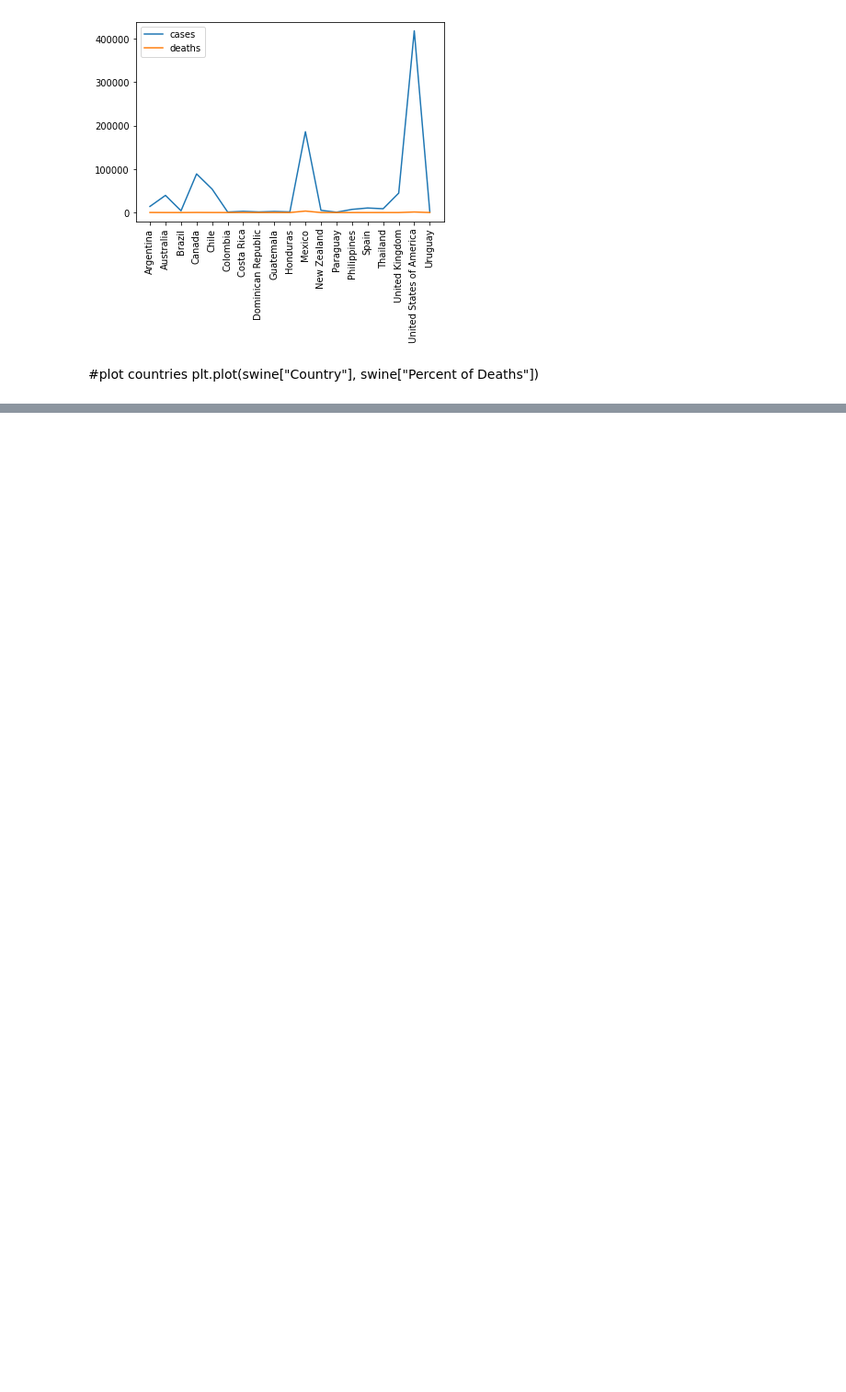
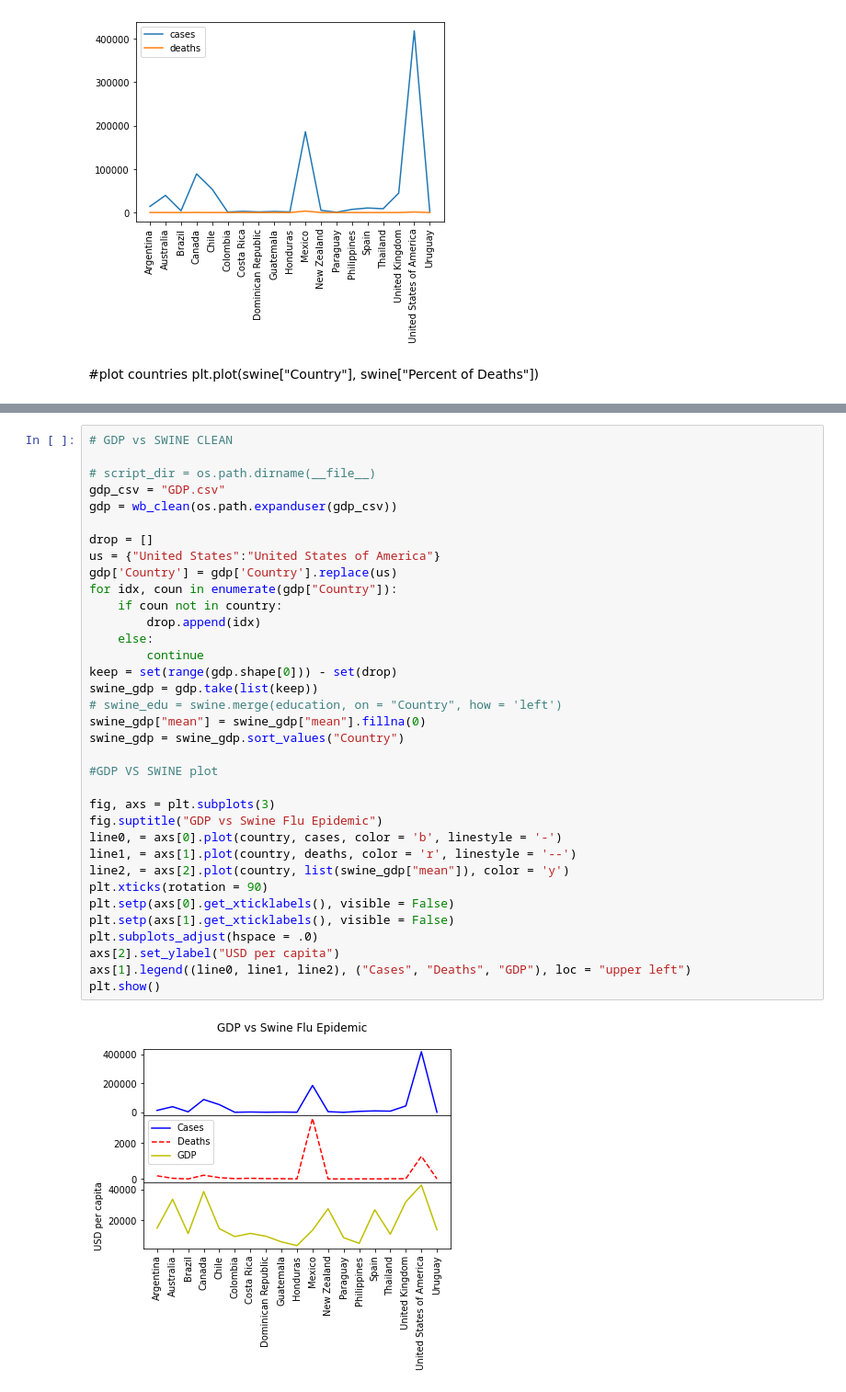
Before and after one commit to tzhang852/COMP-4447-Final-Project, a Jupyter notebook: notebooks/edu_mal.ipynb, the cells around one changed output, grey strips where cells are left out. Shown at 92% size. Drawn from its saved outputs; the diff is of its cells as text; blank space fills up the shorter version.

Commit message:
Merge branch 'main' of https://github.com/tzhang852/COMP-4447-Final-Project into main

```diff
--- a/notebooks/edu_mal.ipynb
+++ b/notebooks/edu_mal.ipynb
@@ -147,0 +140,37 @@ swine_edu
+# %%
+# GDP vs SWINE CLEAN
+
+# script_dir = os.path.dirname(__file__)
+gdp_csv = "GDP.csv"
+gdp = wb_clean(os.path.expanduser(gdp_csv))
+
+drop = []
+us = {"United States":"United States of America"}
+gdp['Country'] = gdp['Country'].replace(us)
+for idx, coun in enumerate(gdp["Country"]):
+    if coun not in country:
+        drop.append(idx)
+    else:
+        continue
+keep = set(range(gdp.shape[0])) - set(drop)
+swine_gdp = gdp.take(list(keep))
+# swine_edu = swine.merge(education, on = "Country", how = 'left')
+swine_gdp["mean"] = swine_gdp["mean"].fillna(0)
+swine_gdp = swine_gdp.sort_values("Country")
+
+#GDP VS SWINE plot
+
+fig, axs = plt.subplots(3)
+fig.suptitle("GDP vs Swine Flu Epidemic")
+line0, = axs[0].plot(country, cases, color = 'b', linestyle = '-')
+line1, = axs[1].plot(country, deaths, color = 'r', linestyle = '--')
+line2, = axs[2].plot(country, list(swine_gdp["mean"]), color = 'y')
+plt.xticks(rotation = 90)
+plt.setp(axs[0].get_xticklabels(), visible = False)
+plt.setp(axs[1].get_xticklabels(), visible = False)
+plt.subplots_adjust(hspace = .0)
+axs[2].set_ylabel("USD per capita")
+axs[1].legend((line0, line1, line2), ("Cases", "Deaths", "GDP"), loc = "upper left")
+plt.show()
+# %% [output]
+[figure, added]
```
Also changed, not shown: parts of 20 cells of this notebook.
